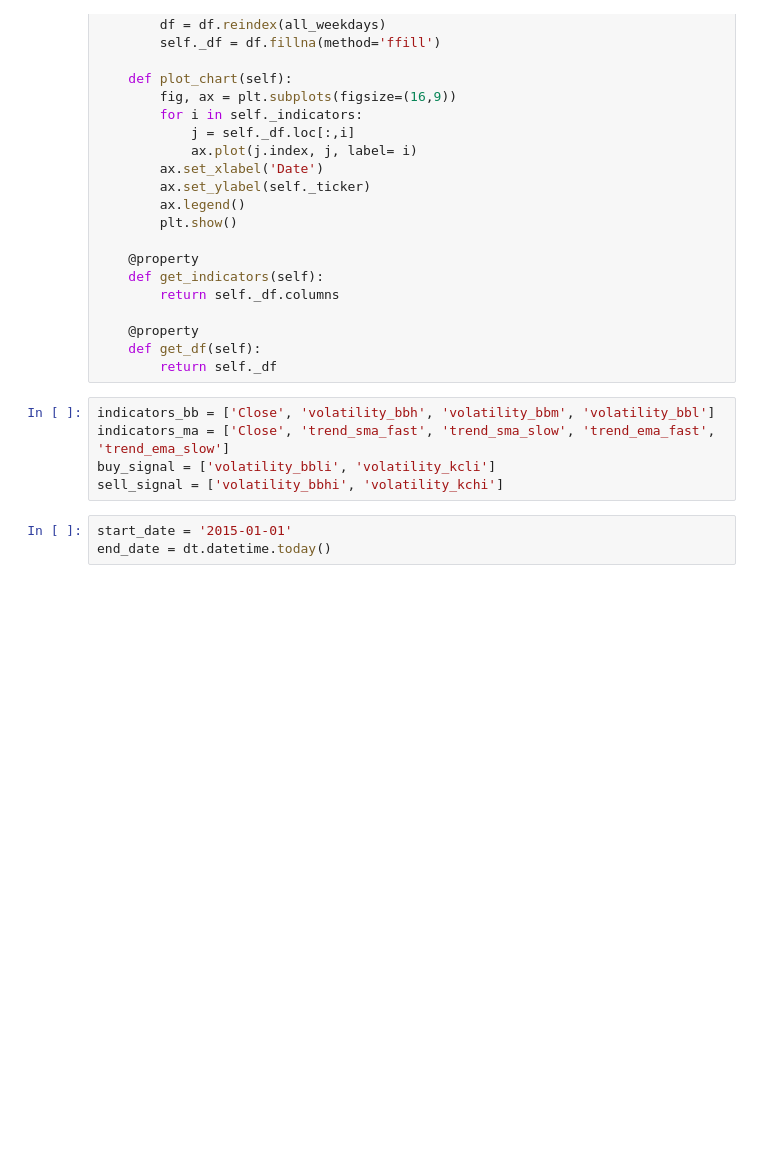
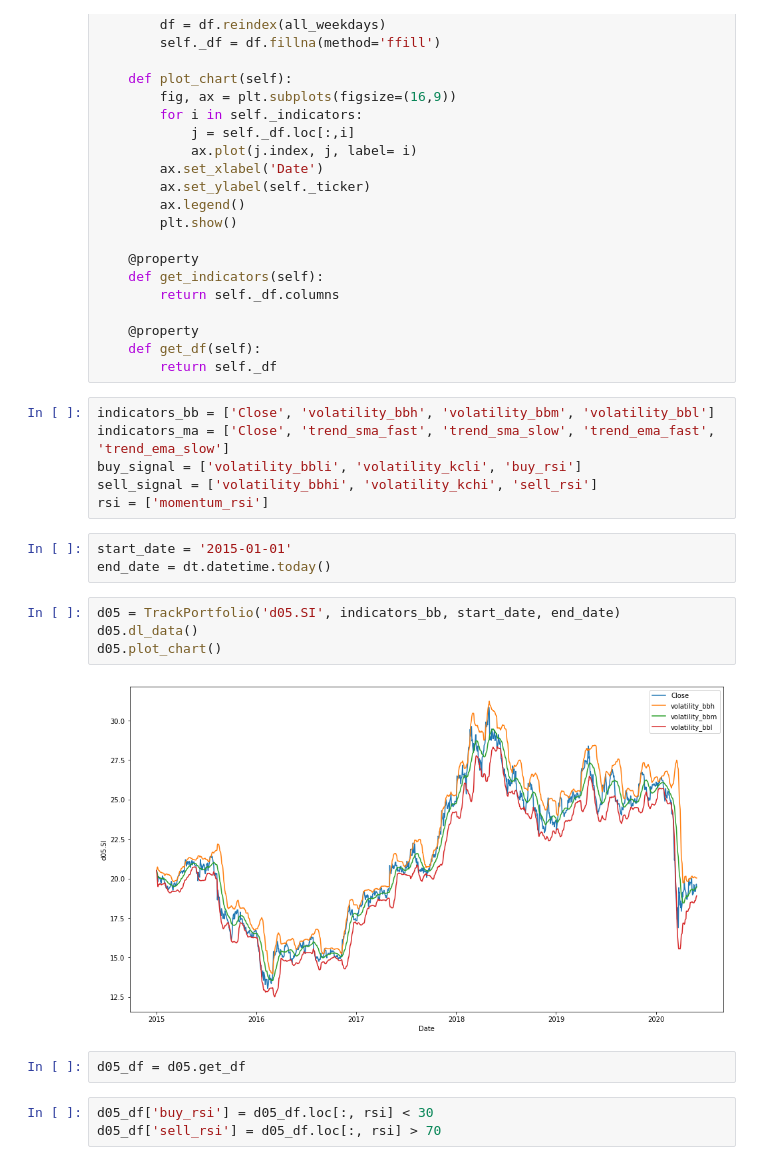
Before and after one commit to DanLeePy/Tracking-Portfolio, a Jupyter notebook: portfolio.ipynb, the cells around one changed output. Cells and saved outputs as stored; diff of their text form; blank space fills up the shorter version.

Commit message:
Added buy/sell signals

```diff
--- a/portfolio.ipynb
+++ b/portfolio.ipynb
@@ -44,9 +44,21 @@ class TrackPortfolio:
 # %%
 indicators_bb = ['Close', 'volatility_bbh', 'volatility_bbm', 'volatility_bbl']
 indicators_ma = ['Close', 'trend_sma_fast', 'trend_sma_slow', 'trend_ema_fast', 'trend_ema_slow']
-buy_signal = ['volatility_bbli', 'volatility_kcli']
-sell_signal = ['volatility_bbhi', 'volatility_kchi']
+buy_signal = ['volatility_bbli', 'volatility_kcli', 'buy_rsi']
+sell_signal = ['volatility_bbhi', 'volatility_kchi', 'sell_rsi']
+rsi = ['momentum_rsi']
 # %%
 start_date = '2015-01-01'
 end_date = dt.datetime.today()
+# %%
+d05 = TrackPortfolio('d05.SI', indicators_bb, start_date, end_date)
+d05.dl_data()
+d05.plot_chart()
+# %% [output]
+[figure, added]
+# %%
+d05_df = d05.get_df
+# %%
+d05_df['buy_rsi'] = d05_df.loc[:, rsi] < 30
+d05_df['sell_rsi'] = d05_df.loc[:, rsi] > 70
 # %%
```
Also changed, not shown: parts of 3 cells of this notebook.
